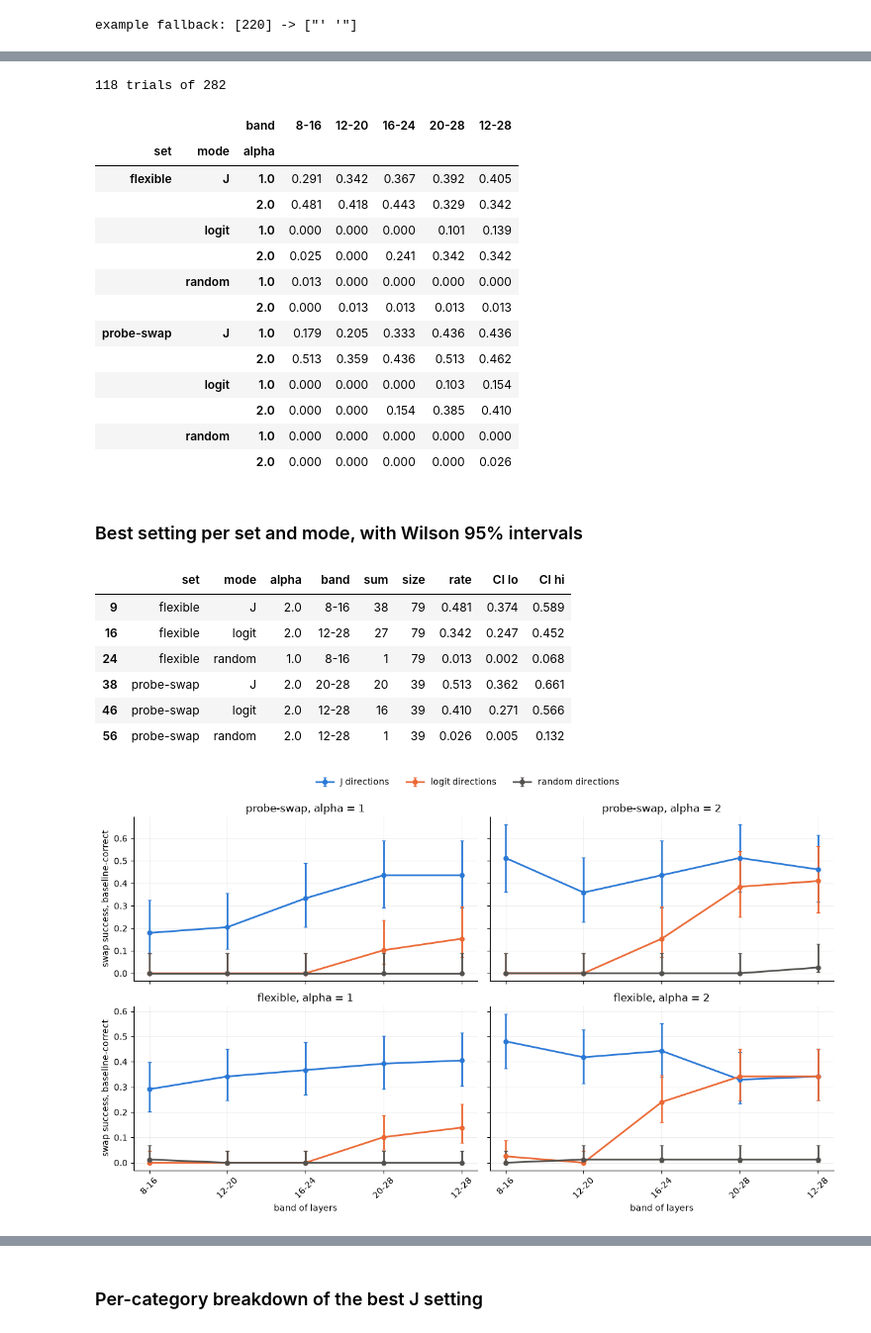
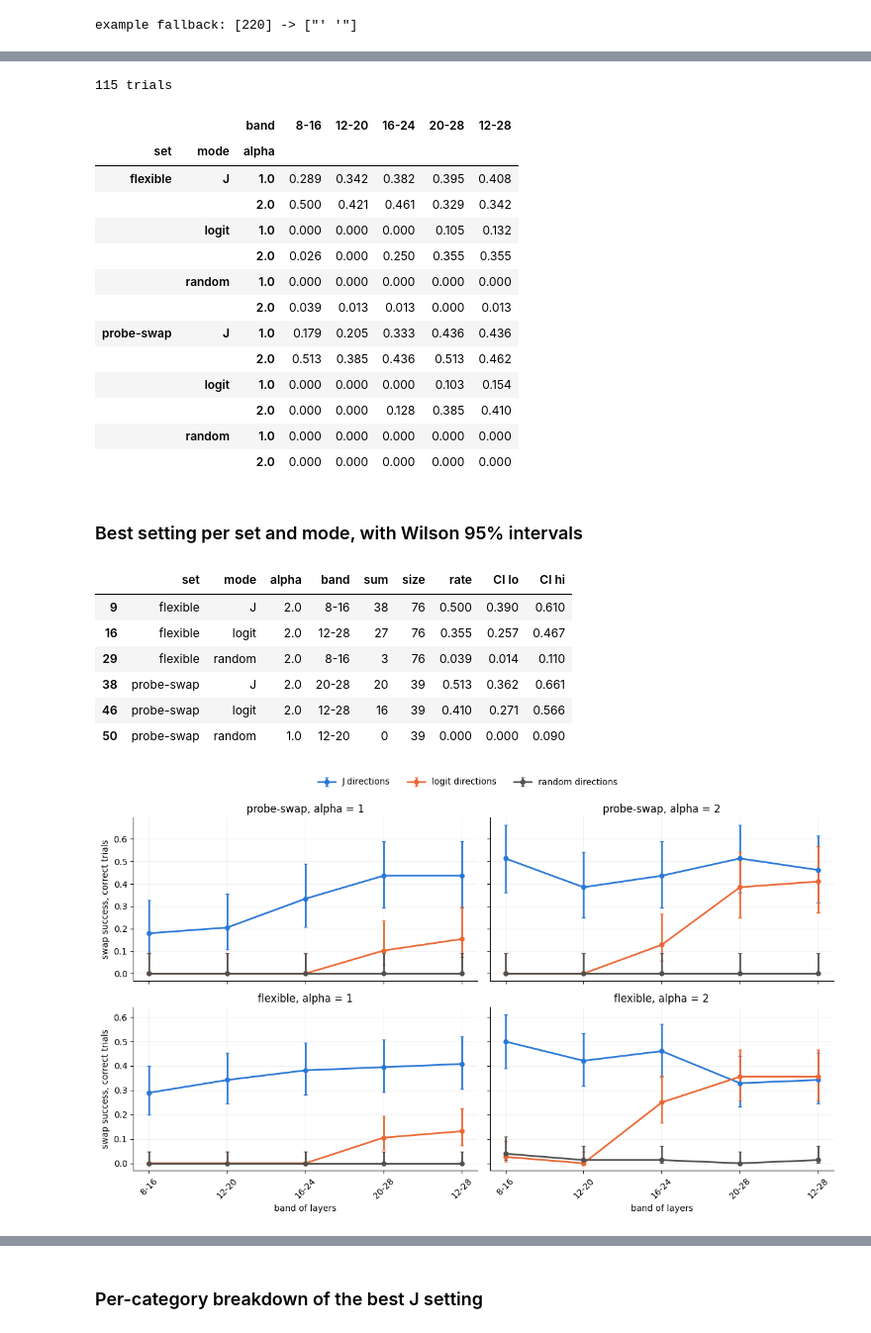
Before and after one commit to ai360-project-school-j-lens/jacobian-lens-gpt2, a Jupyter notebook: notebooks/jacobian_lens_prefitted/concept_swap.ipynb, the cells around one changed output, grey strips where cells are left out. Shown at 99% size. Saved outputs shown, nothing was run; the diff lists cells and outputs as text; code cells hidden in the pictures.

```diff
--- a/notebooks/jacobian_lens_prefitted/concept_swap.ipynb
+++ b/notebooks/jacobian_lens_prefitted/concept_swap.ipynb
@@ -141,7 +148,8 @@ BANDS, WORKSPACE_LAYERS
 # %% [output]
 (['8-16', '12-20', '16-24', '20-28', '12-28'], [12, 18, 24])
 # %%
-OUT_PATH = RUN_DIR / "swap_trials.csv"
+# Swaps on correctly answered trials only; a new name so an older all-trials cache is not reused.
+OUT_PATH = RUN_DIR / "swap_trials_correct.csv"
 ALPHAS = [1.0, 2.0]
 MODES = ["J", "logit", "random"]
 RUN_INFO = {"model_id": MODEL_ID, "dtype": str(DTYPE), "lens_file": LENS_FILE,
@@ -287,11 +345,10 @@ if OUT_PATH.exists():
 else:
     generator = torch.Generator(device="cpu").manual_seed(0)
     records = []
-    for trial in tqdm(trials.to_dict("records"), desc="trials"):
+    for trial in tqdm(correct_trials.to_dict("records"), desc="trials"):
         input_ids = model.encode(trial["prompt"])
         clean_logits = next_token_scores(input_ids)
         base_rank_swap, _ = scores_of(clean_logits, trial["swap_answer"])
-        _, base_correct = scores_of(clean_logits, trial["answer"])
         clean = record_residuals(model, input_ids, sorted({l for b in BANDS for l in BAND_LAYERS[b]}))
         for band in BANDS:
             layers = BAND_LAYERS[band]
@@ -304,16 +361,14 @@ else:
                     rank_swap, hit = scores_of(logits, trial["swap_answer"])
                     records.append({
                         **{k: trial[k] for k in ("set", "group", "name", "source", "target",
-                                                 "answer", "swap_answer", "scorable")},
+                                                 "answer", "swap_answer")},
                         "band": band, "alpha": alpha, "mode": mode,
-                        "base_correct": base_correct, "base_rank_swap": base_rank_swap,
+                        "base_rank_swap": base_rank_swap,
                         "rank_swap": rank_swap, "success": hit,
                         "top1": tokenizer.decode([int(logits.argmax())]),
                     })
     results = pd.DataFrame(records)
     results.to_csv(OUT_PATH, index=False)
-if "scorable" not in results:  # cache written before the flag existed
-    results = results.merge(trials[["set", "name", "scorable"]], on=["set", "name"], how="left")
 print(len(results), "rows")
 results.head(3)
 # %% [output]
@@ -367,24 +387,26 @@ This is the headline number, and the one to compare against the two controls.
 # %%
-correct = results[results.base_correct & results.scorable]
-print(f"{correct.drop_duplicates(['set', 'name']).shape[0]} trials "
-      f"of {results.drop_duplicates(['set', 'name']).shape[0]}")
-display(success_table(correct))
+def success_table(frame):
+    return frame.groupby(["set", "mode", "alpha", "band"]).success.mean().unstack("band")[BANDS].round(3)
+
+
+print(f"{results.drop_duplicates(['set', 'name']).shape[0]} trials")
+display(success_table(results))
 # %% [output]
-118 trials of 282
+115 trials
 |  |  | band | 8-16 | 12-20 | 16-24 | 20-28 | 12-28 |
 | set | mode | alpha |  |  |  |  |  |
-| flexible | J | 1.0 | 0.291 | 0.342 | 0.367 | 0.392 | 0.405 |
-|  |  | 2.0 | 0.481 | 0.418 | 0.443 | 0.329 | 0.342 |
-|  | logit | 1.0 | 0.000 | 0.000 | 0.000 | 0.101 | 0.139 |
-|  |  | 2.0 | 0.025 | 0.000 | 0.241 | 0.342 | 0.342 |
-|  | random | 1.0 | 0.013 | 0.000 | 0.000 | 0.000 | 0.000 |
-|  |  | 2.0 | 0.000 | 0.013 | 0.013 | 0.013 | 0.013 |
+| flexible | J | 1.0 | 0.289 | 0.342 | 0.382 | 0.395 | 0.408 |
+|  |  | 2.0 | 0.500 | 0.421 | 0.461 | 0.329 | 0.342 |
+|  | logit | 1.0 | 0.000 | 0.000 | 0.000 | 0.105 | 0.132 |
+|  |  | 2.0 | 0.026 | 0.000 | 0.250 | 0.355 | 0.355 |
+|  | random | 1.0 | 0.000 | 0.000 | 0.000 | 0.000 | 0.000 |
+|  |  | 2.0 | 0.039 | 0.013 | 0.013 | 0.000 | 0.013 |
 | probe-swap | J | 1.0 | 0.179 | 0.205 | 0.333 | 0.436 | 0.436 |
-|  |  | 2.0 | 0.513 | 0.359 | 0.436 | 0.513 | 0.462 |
+|  |  | 2.0 | 0.513 | 0.385 | 0.436 | 0.513 | 0.462 |
 |  | logit | 1.0 | 0.000 | 0.000 | 0.000 | 0.103 | 0.154 |
-|  |  | 2.0 | 0.000 | 0.000 | 0.154 | 0.385 | 0.410 |
+|  |  | 2.0 | 0.000 | 0.000 | 0.128 | 0.385 | 0.410 |
 |  | random | 1.0 | 0.000 | 0.000 | 0.000 | 0.000 | 0.000 |
-|  |  | 2.0 | 0.000 | 0.000 | 0.000 | 0.000 | 0.026 |
+|  |  | 2.0 | 0.000 | 0.000 | 0.000 | 0.000 | 0.000 |
 # %% [markdown]
 ### Best setting per set and mode, with Wilson 95% intervals
 # %%
@@ -395,48 +417,48 @@ def wilson(successes, n, z=1.96):
     return centre - half, centre + half
 
 
-grouped = correct.groupby(["set", "mode", "alpha", "band"]).success.agg(["sum", "size"]).reset_index()
+grouped = results.groupby(["set", "mode", "alpha", "band"]).success.agg(["sum", "size"]).reset_index()
 best = grouped.loc[grouped.groupby(["set", "mode"])["sum"].idxmax()].copy()
 best["rate"] = (best["sum"] / best["size"]).round(3)
 best["CI lo"], best["CI hi"] = wilson(best["sum"], best["size"])
 display(best.round(3))
 # %% [output]
 |  | set | mode | alpha | band | sum | size | rate | CI lo | CI hi |
-| 9 | flexible | J | 2.0 | 8-16 | 38 | 79 | 0.481 | 0.374 | 0.589 |
-| 16 | flexible | logit | 2.0 | 12-28 | 27 | 79 | 0.342 | 0.247 | 0.452 |
-| 24 | flexible | random | 1.0 | 8-16 | 1 | 79 | 0.013 | 0.002 | 0.068 |
+| 9 | flexible | J | 2.0 | 8-16 | 38 | 76 | 0.500 | 0.390 | 0.610 |
+| 16 | flexible | logit | 2.0 | 12-28 | 27 | 76 | 0.355 | 0.257 | 0.467 |
+| 29 | flexible | random | 2.0 | 8-16 | 3 | 76 | 0.039 | 0.014 | 0.110 |
 | 38 | probe-swap | J | 2.0 | 20-28 | 20 | 39 | 0.513 | 0.362 | 0.661 |
 | 46 | probe-swap | logit | 2.0 | 12-28 | 16 | 39 | 0.410 | 0.271 | 0.566 |
-| 56 | probe-swap | random | 2.0 | 12-28 | 1 | 39 | 0.026 | 0.005 | 0.132 |
+| 50 | probe-swap | random | 1.0 | 12-20 | 0 | 39 | 0.000 | 0.000 | 0.090 |
 # %%
 COLORS = {"J": "#2a78d6", "logit": "#eb6834", "random": "#52514e"}
 sets = list(results.set.unique())
 fig, axes = plt.subplots(len(sets), len(ALPHAS), figsize=(6 * len(ALPHAS), 3.6 * len(sets)),
                          sharex=True, sharey="row", squeeze=False)
 for row, name in enumerate(sets):
     for col, alpha in enumerate(ALPHAS):
         ax = axes[row][col]
         for mode, color in COLORS.items():
             sub = grouped[grouped.set.eq(name) & grouped["mode"].eq(mode) & grouped.alpha.eq(alpha)]
             if sub.empty:
                 continue
             sub = sub.set_index("band").loc[BANDS]
             rate = sub["sum"] / sub["size"]
             lo, hi = wilson(sub["sum"], sub["size"])
             ax.errorbar(range(len(BANDS)), rate, yerr=[rate - lo, hi - rate], color=color,
                         marker="o", ms=5, lw=2, capsize=2, label=f"{mode} directions")
         ax.set_title(f"{name}, alpha = {alpha:g}")
         ax.grid(alpha=0.25, lw=0.6)
         ax.spines[["top", "right"]].set_visible(False)
-    axes[row][0].set_ylabel("swap success, baseline-correct")
+    axes[row][0].set_ylabel("swap success, correct trials")
 for ax in axes[-1]:
     ax.set_xticks(range(len(BANDS)))
     ax.set_xticklabels(BANDS, rotation=45)
     ax.set_xlabel("band of layers")
 handles, labels = axes[0][0].get_legend_handles_labels()
 fig.legend(handles, labels, loc="upper center", ncol=3, frameon=False)
 fig.tight_layout(rect=(0, 0, 1, 0.95))
 plt.show()
 # %% [output]
-[figure, old version]
+[figure, new version]
 # %% [markdown]
```
Also changed, not shown: parts of 20 cells of this notebook, 1 other file.
